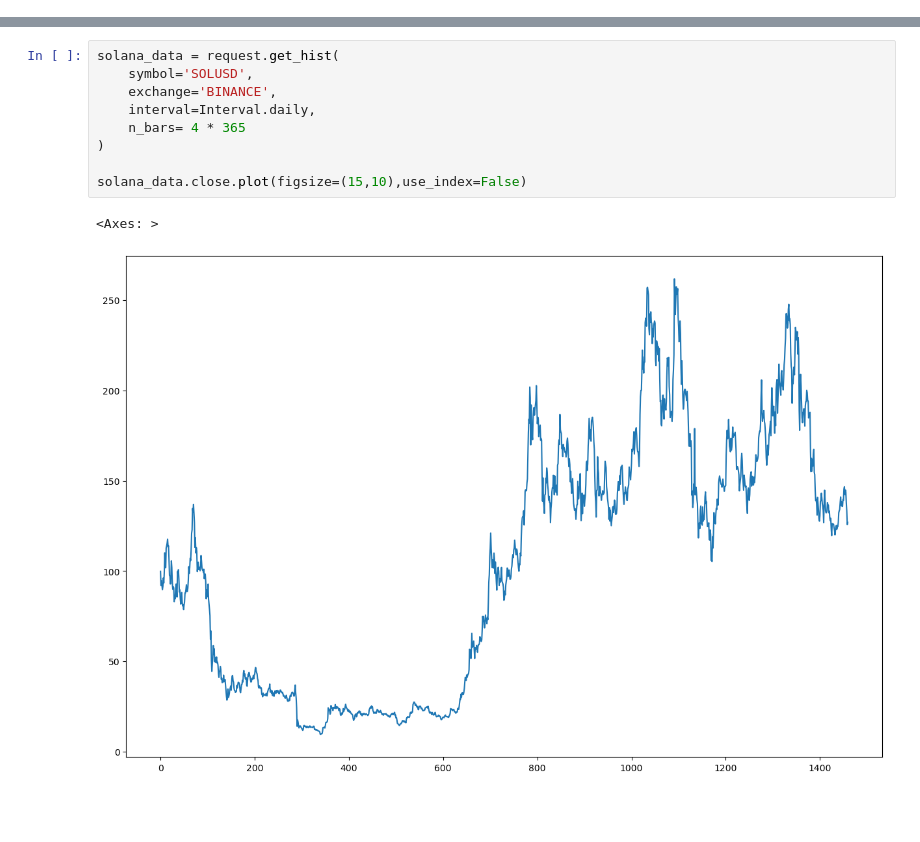
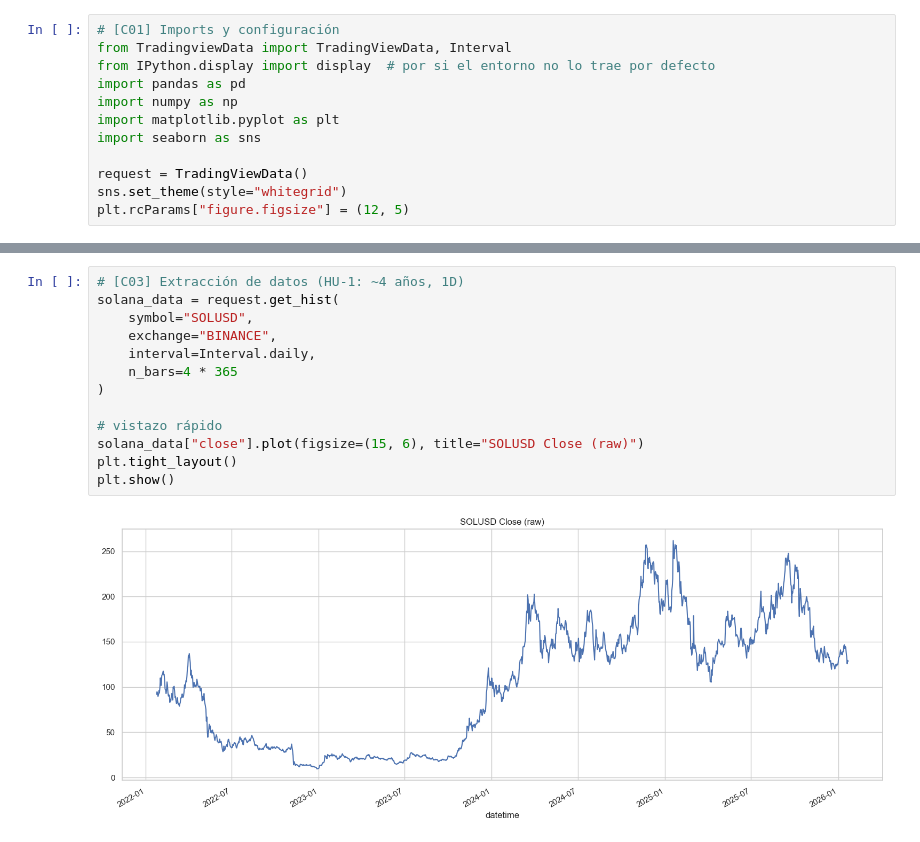
Before and after one commit to jorgecarnicero/BigDadiks2, a Jupyter notebook: eda.ipynb, the cells around one changed output, grey strips where cells are left out. Drawn from its saved outputs; the diff is of its cells as text; blank space fills up the shorter version.

Commit message:
EDA inicial SOLUSD

```diff
--- a/eda.ipynb
+++ b/eda.ipynb
@@ -9,0 +1,12 @@ ERROR:TradingviewData.main:Expecting value: line 1 column 1 (char 0)
+# %%
+# [C01] Imports y configuración
+from TradingviewData import TradingViewData, Interval
+from IPython.display import display  # por si el entorno no lo trae por defecto
+import pandas as pd
+import numpy as np
+import matplotlib.pyplot as plt
+import seaborn as sns
+
+request = TradingViewData()
+sns.set_theme(style="whitegrid")
+plt.rcParams["figure.figsize"] = (12, 5)
@@ -10,12 +19,15 @@ ERROR:TradingviewData.main:Expecting value: line 1 column 1 (char 0)
 # %%
+# [C03] Extracción de datos (HU-1: ~4 años, 1D)
 solana_data = request.get_hist(
-    symbol='SOLUSD',
-    exchange='BINANCE',
+    symbol="SOLUSD",
+    exchange="BINANCE",
     interval=Interval.daily,
-    n_bars= 4 * 365
+    n_bars=4 * 365
 )
 
-solana_data.close.plot(figsize=(15,10),use_index=False)
+# vistazo rápido
+solana_data["close"].plot(figsize=(15, 6), title="SOLUSD Close (raw)")
+plt.tight_layout()
+plt.show()
 # %% [output]
-<Axes: >
-[figure, old version]
+[figure, new version]
```
Also changed, not shown: parts of 19 cells of this notebook.
